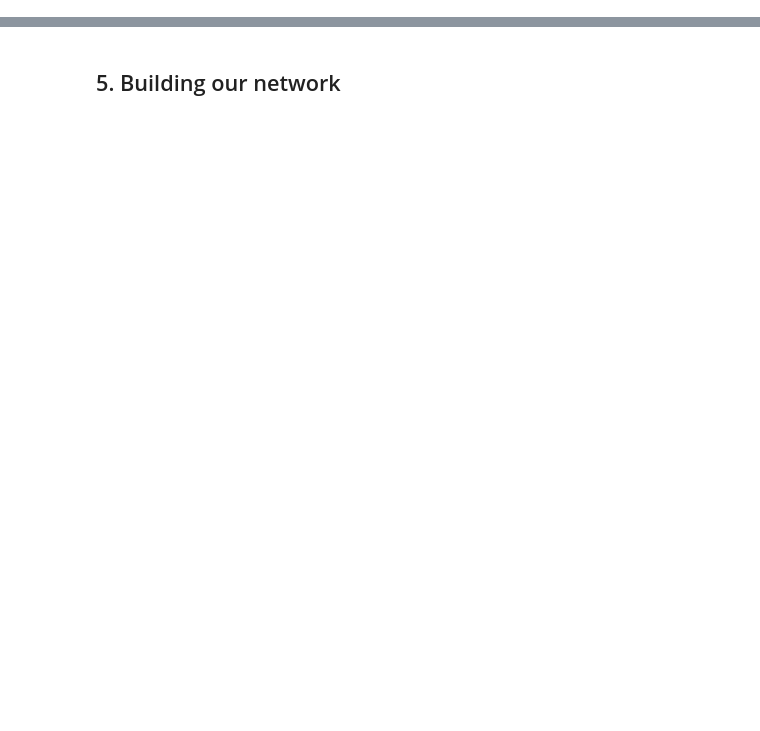
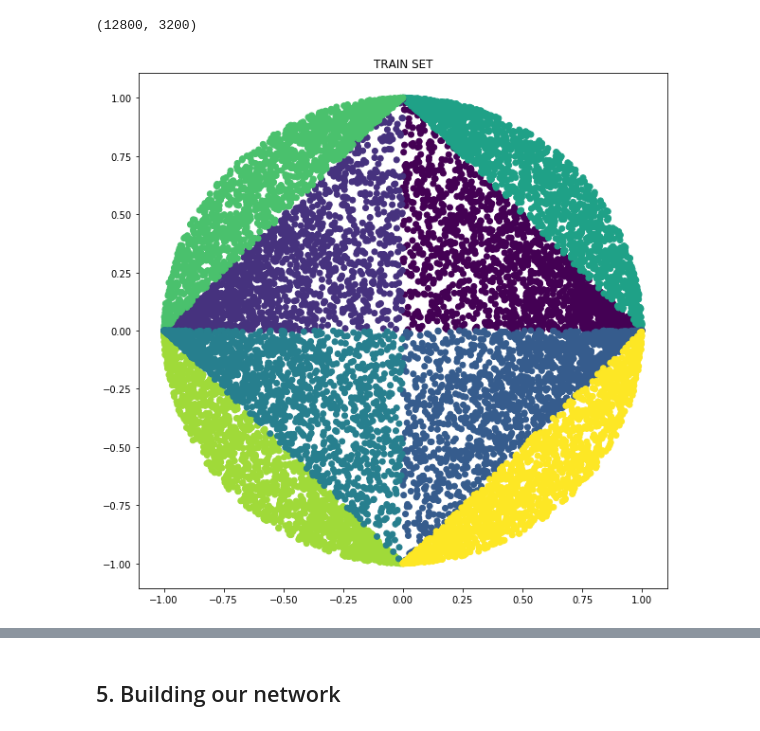
Before and after one commit to ItamarRocha/AI-Introduction, a Jupyter notebook: Deep Learning/Deep Learning com Pytorch.ipynb, the cells around one changed output, grey strips where cells are left out. Saved outputs shown, nothing was run; the diff lists cells and outputs as text; code cells hidden in the pictures; blank space fills up the shorter version.

```diff
--- a/Deep Learning/Deep Learning com Pytorch.ipynb
+++ b/Deep Learning/Deep Learning com Pytorch.ipynb
@@ -51,0 +237,13 @@ plt.show()
+# %%
+X_train, X_test, y_train, y_test = get_data(2000)
+# %%
+len(X_train), len(X_test)
+# %% [output]
+(12800, 3200)
+# %%
+plt.figure(figsize=(10,10))
+plt.title('TRAIN SET')
+plt.scatter(X_train[:,0], X_train[:,1], c = y_train)
+plt.show()
+# %% [output]
+[figure, added]
```
Also changed, not shown: parts of 100 cells of this notebook, 3 other files.
